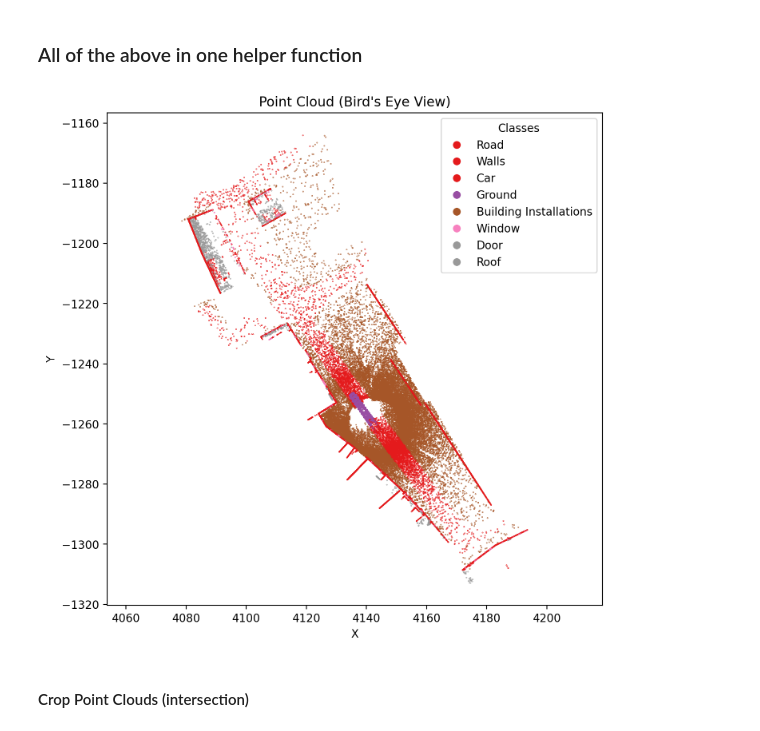
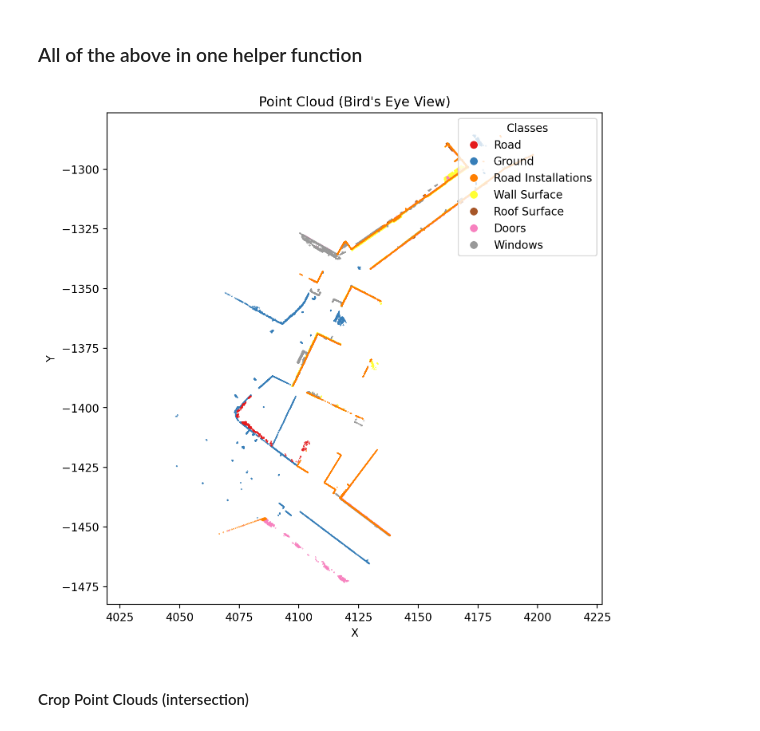
Before and after one commit to Madlab2/CloudMetrics, a Jupyter notebook: notebooks/compare_pointclouds.ipynb, the cells around one changed output. Saved outputs shown, nothing was run; the diff lists cells and outputs as text; code cells hidden in the pictures.

Commit message:
Fix: do not use crop as road points get lost

```diff
--- a/notebooks/compare_pointclouds.ipynb
+++ b/notebooks/compare_pointclouds.ipynb
@@ -131,13 +135,14 @@ helper.plot_bev(cropped_points_synth, 'synth')
 # %% [markdown]
 ### All of the above in one helper function
 # %%
-synth_pc_path = '/home/Meins/Uni/TUM/SS23/Data Lab/Data Sets/Synthetic/Val_1 - Cloud - Overlap - Cut.las'
-real_pc_path = '/home/Meins/Uni/TUM/SS23/Data Lab/Labelling/Label-Datasets/train/Train1 - labelled - metric - cut.las'
-cropped_points_real, cropped_points_synth = helper.import_and_prepare_point_clouds(real_pc_path, synth_pc_path, shift_real=True, flip_synth=True)
+real_pc_path = '/home/Meins/Uni/TUM/SS23/Data Lab/Labelling/Label-Datasets/train/train2-labeled.las'
+synth_pc_path = '/home/Meins/Uni/TUM/SS23/Data Lab/Data Sets/Synthetic/synthetic2_1 - shifted.las'
+cropped_points_real, cropped_points_synth = helper.import_and_prepare_point_clouds(real_pc_path, synth_pc_path, shift_real=True, flip_synth=True, crop=True)
-# %%
-helper.plot_bev(cropped_points_synth, 'synth')
-# %% [output]
-[figure, removed]
+# %%
+# here we can see that cropping also in z direction has fatal effects for road
+helper.plot_bev(cropped_points_real, 'real')
+# %% [output]
+[figure, added]
 # %% [markdown]
 #### Crop Point Clouds (intersection)
 # %%
```
Also changed, not shown: parts of 1 cell of this notebook, 1 other file.
